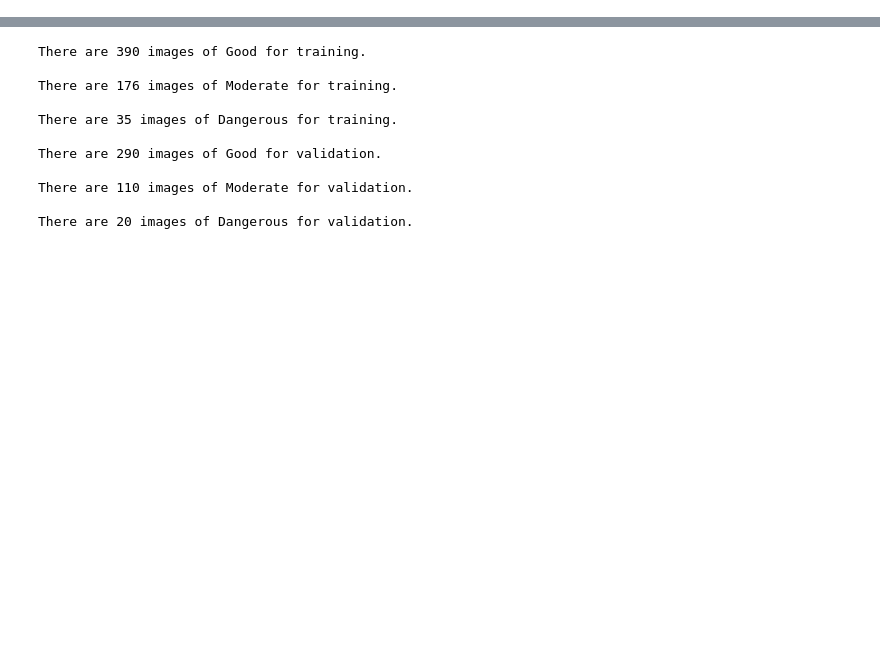
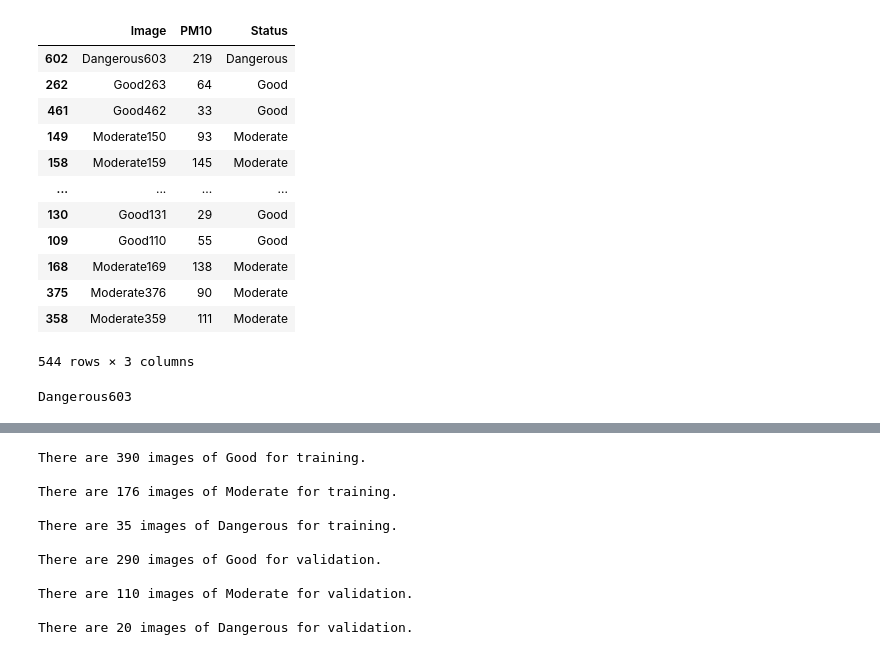
Before and after one commit to gani88/PreAirCapstoneProject, a Jupyter notebook: Machine_Learning/Code/status_PM10.ipynb, the cells around one changed output, grey strips where cells are left out. Saved outputs shown, nothing was run; the diff lists cells and outputs as text; code cells hidden in the pictures; blank space fills up the shorter version.

```diff
--- a/Machine_Learning/Code/status_PM10.ipynb
+++ b/Machine_Learning/Code/status_PM10.ipynb
@@ -41,0 +102,21 @@ drive = GoogleDrive(gauth)
+# %%
+# Split data with ratio train 90% and validation 10%
+randomize_train = df.sample(frac = 0.9)
+randomize_val = df.drop(randomize_train.index)
+image_name = randomize_train[["Image"]]
+pm10_image = randomize_train[["PM10"]]
+image_status = randomize_train[["Status"]]
+# %% [output]
+|  | Image | PM10 | Status |
+| 602 | Dangerous603 | 219 | Dangerous |
+| 262 | Good263 | 64 | Good |
+| 461 | Good462 | 33 | Good |
+| 149 | Moderate150 | 93 | Moderate |
+| 158 | Moderate159 | 145 | Moderate |
+| ... | ... | ... | ... |
+| 130 | Good131 | 29 | Good |
+| 109 | Good110 | 55 | Good |
+| 168 | Moderate169 | 138 | Moderate |
+| 375 | Moderate376 | 90 | Moderate |
+| 358 | Moderate359 | 111 | Moderate |
+544 rows × 3 columns
@@ -41,0 +128,11 @@ drive = GoogleDrive(gauth)
+# %%
+# Open image and put it in array
+for i in image_name:
+  if "good" in i:
+    pass
+  elif "moderate" in i:
+    pass
+  else:
+    pass
+# %% [output]
+Dangerous603
```
Also changed, not shown: parts of 13 cells of this notebook.
